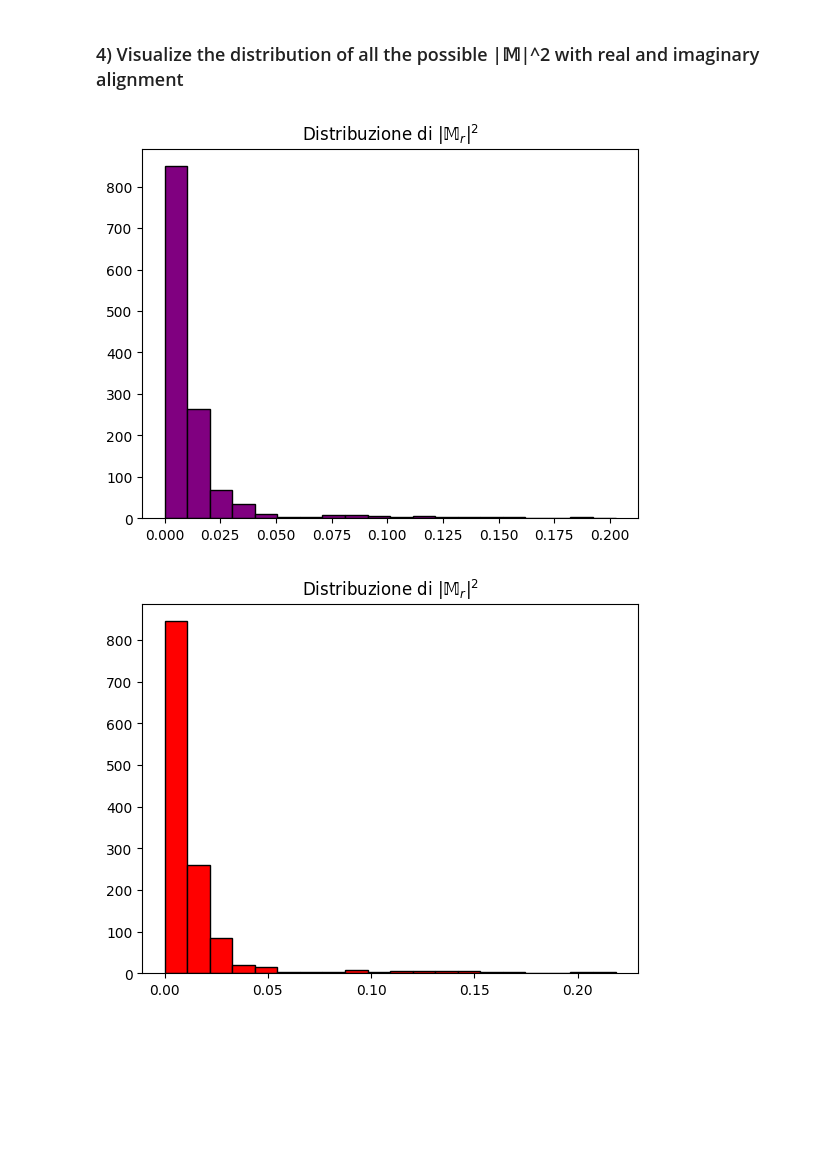
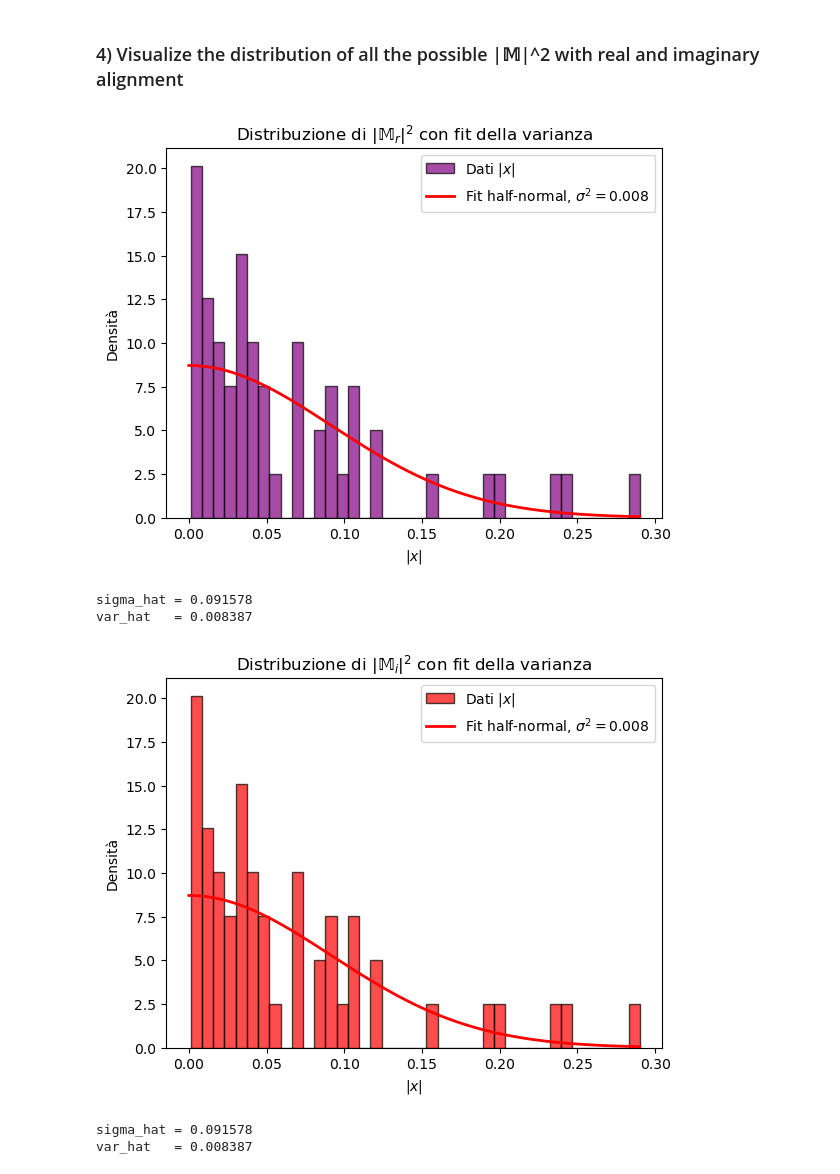
Before and after one commit to GabrieleGasbarri10/Photonic_Hopfield, a Jupyter notebook: p-HOPtonic_tool.ipynb, the cells around one changed output. Cells and saved outputs as stored; diff of their text form; code cells hidden in the pictures; blank space fills up the shorter version.

Commit message:
analysis_of_the _dist_of_spectral_overlaps(half-normal hypothesis)

```diff
--- a/p-HOPtonic_tool.ipynb
+++ b/p-HOPtonic_tool.ipynb
@@ -496,22 +578,76 @@ plt.show()
 # %% [markdown]
 ### 4) Visualize the distribution of all the possible |𝕄|^2 with real and imaginary alignment
 # %%
+S = generate_random_haar(10)
+
 results, best_k = run_all_alignment(S, exclude_bunched, do_a_print)
 # %%
-# Calcolo del modulo quadro totale
-M_total_squared = abs(np.array(results["M_r"]))
+import numpy as np
+import matplotlib.pyplot as plt
+from scipy.stats import halfnorm
 
-plt.hist(M_total_squared, bins=20, color='purple', edgecolor='black')
-plt.title(r'Distribuzione di $|𝕄_{r}|^2$')
+# esempio: prendo x come una normale centrata
+# sostituisci questa riga con i tuoi dati se li hai già
+x = abs(np.array(results["M_i"]))
+
+# fit della varianza di x assumendo media nulla
+sigma_hat = np.sqrt(np.mean(x**2))
+var_hat = sigma_hat**2
+
+# istogramma normalizzato
+plt.hist(x, bins=40, density=True, alpha=0.7,
+         color='purple', edgecolor='black', label=r'Dati $|x|$')
+
+# pdf fitted half-normal
+xx = np.linspace(0, x.max(), 500)
+pdf_fit = halfnorm(scale=sigma_hat).pdf(xx)
+plt.plot(xx, pdf_fit, 'r-', lw=2,
+         label=rf'Fit half-normal, $\sigma^2={var_hat:.3f}$')
+
+plt.title(r'Distribuzione di $|𝕄_r|^2$ con fit della varianza')
+plt.xlabel(r'$|x|$')
+plt.ylabel('Densità')
+plt.legend()
 plt.show()
+
+print(f"sigma_hat = {sigma_hat:.6f}")
+print(f"var_hat   = {var_hat:.6f}")
 # %% [output]
-[figure, old version]
+[figure, new version]
+sigma_hat = 0.091578
+var_hat   = 0.008387
 # %%
-# Calcolo del modulo quadro totale
-M_total_squared = abs(np.array(results["M_i"]))
 
-plt.hist(M_total_squared, bins=20, color='red', edgecolor='black')
-plt.title(r'Distribuzione di $|𝕄_{r}|^2$')
+import matplotlib.pyplot as plt
+from scipy.stats import halfnorm
+
+# esempio: prendo x come una normale centrata
+# sostituisci questa riga con i tuoi dati se li hai già
+x = abs(np.array(results["M_i"]))
+
+# fit della varianza di x assumendo media nulla
+sigma_hat = np.sqrt(np.mean(x**2))
+var_hat = sigma_hat**2
+
+# istogramma normalizzato
+plt.hist(x, bins=40, density=True, alpha=0.7,
+         color='red', edgecolor='black', label=r'Dati $|x|$')
+
+# pdf fitted half-normal
+xx = np.linspace(0, x.max(), 500)
+pdf_fit = halfnorm(scale=sigma_hat).pdf(xx)
+plt.plot(xx, pdf_fit, 'r-', lw=2,
+         label=rf'Fit half-normal, $\sigma^2={var_hat:.3f}$')
+
+plt.title(r'Distribuzione di $|𝕄_i|^2$ con fit della varianza')
+plt.xlabel(r'$|x|$')
+plt.ylabel('Densità')
+plt.legend()
 plt.show()
+
+print(f"sigma_hat = {sigma_hat:.6f}")
+print(f"var_hat   = {var_hat:.6f}")
 # %% [output]
-[figure, old version]
+[figure, new version]
+sigma_hat = 0.091578
+var_hat   = 0.008387
```
Also changed, not shown: parts of 17 cells of this notebook, 1 other file.
